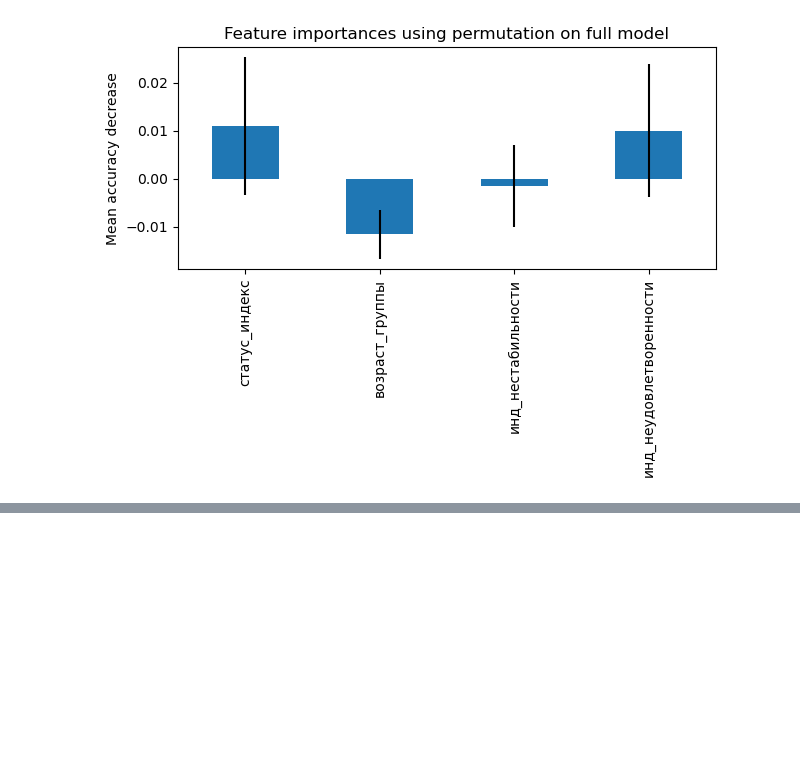
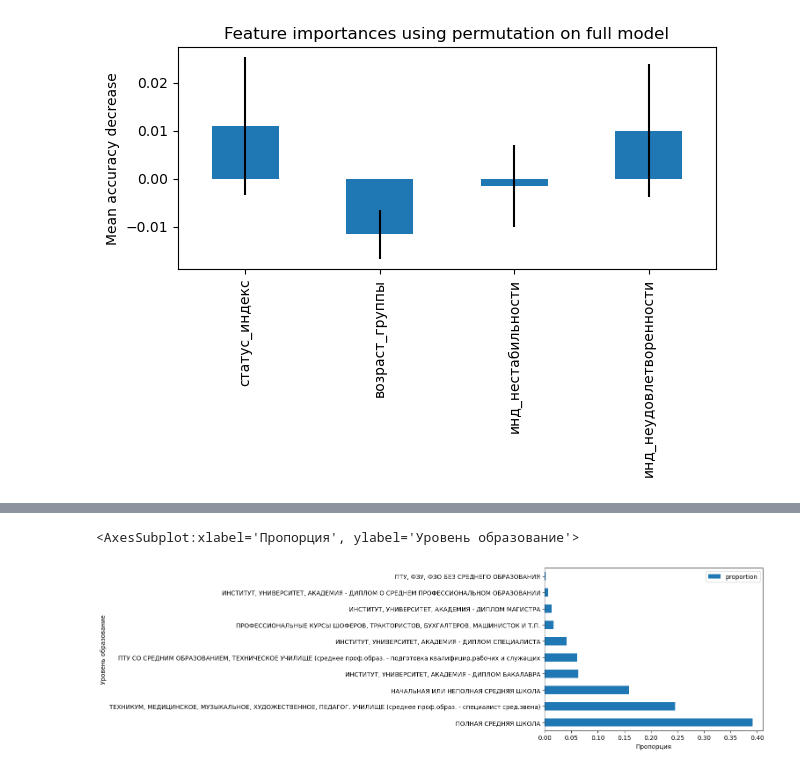
Before and after one commit to dacsson/religion_analysis, a Jupyter notebook: religion_analysis.ipynb, the cells around one changed output, grey strips where cells are left out. Saved outputs shown, nothing was run; the diff lists cells and outputs as text; code cells hidden in the pictures; blank space fills up the shorter version.

```diff
--- a/religion_analysis.ipynb
+++ b/religion_analysis.ipynb
@@ -578,0 +490,7 @@ AttributeError: 'NoneType' object has no attribute 'split'
+# %%
+count_belief = pd.DataFrame(data=gen_z_belief['aaj72.18a'].value_counts(normalize=True))
+
+count_belief.plot(kind='barh', xlabel='Пропорция', ylabel = 'Уровень образование')
+# %% [output]
+<AxesSubplot:xlabel='Пропорция', ylabel='Уровень образование'>
+[figure, added]
```
Also changed, not shown: parts of 29 cells of this notebook.
